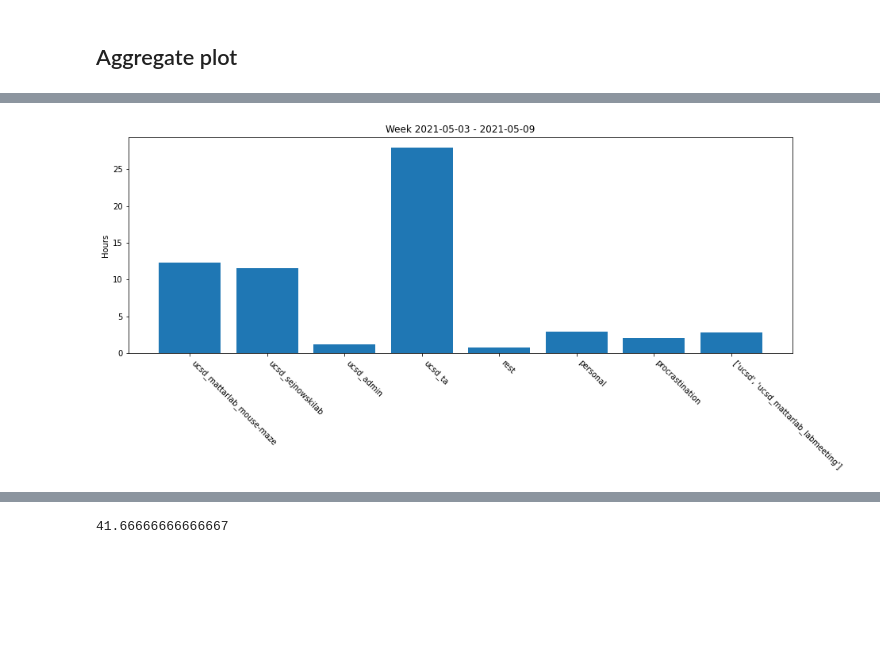
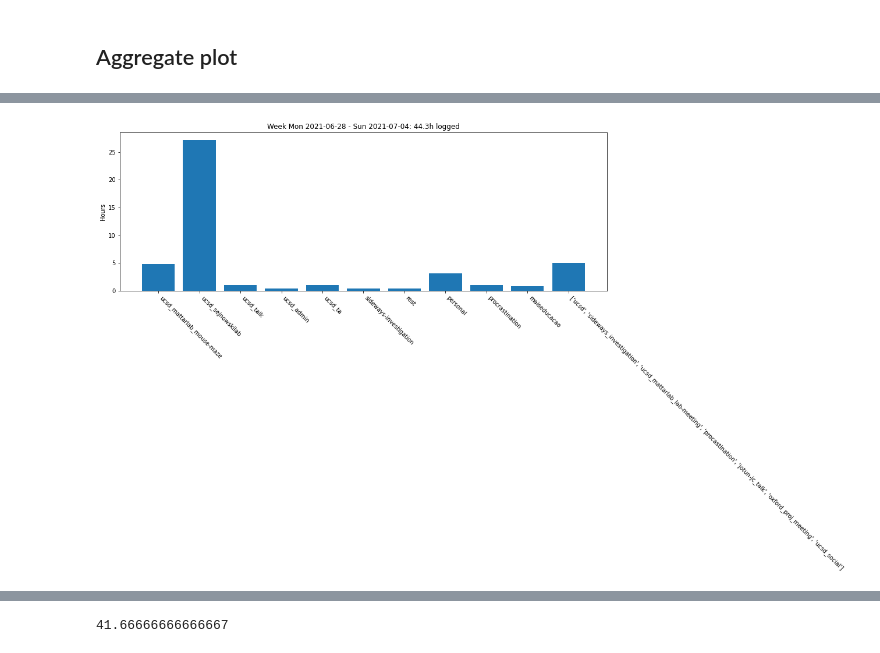
Before and after one commit to homerobse/work-journal, a Jupyter notebook: tags-join.ipynb, the cells around one changed output, grey strips where cells are left out. Cells and saved outputs as stored; diff of their text form; code cells hidden in the pictures; blank space fills up the shorter version.

Commit message:
Add plotting functions for worked hours in the week and their aggregation

```diff
--- a/tags-join.ipynb
+++ b/tags-join.ipynb
@@ -126,8 +126,8 @@ def plot_wk_all_activities(atts, durs_in_h, str_monday, str_sunday):
     return plt.gcf(), plt.gca()
 
 
-# target_day = datetime.date.today()
-target_day = datetime.date(2021,5,9)
+target_day = datetime.date.today()
+# target_day = datetime.date(2021,6,8)
 str_wk_range = [str(day) for day in get_week_range(target_day)]
 atts, durs_in_h = get_attributions_and_durations_from_range(str_wk_range)
 
@@ -161,53 +161,59 @@ len(atts), atts, durs_in_h
 # %%
 import re
 
-TAGS = ["ucsd_proj", "ucsd_mattarlab_mouse-maze", "ucsd_sejnowskilab",  # research
+TAGS = ["ucsd_mattarlab_mouse-maze", "ucsd_sejnowskilab", "ucsd_mattarlab_proj", "ucsd_proj", # research
           "ucsd_class", "ucsd_course", "ucsd_book-club", "ucsd_yu-jc", "ucsd_talk",  # courses
           "ucsd_admin", "ucsd_email", "ucsd_ta", "ucsd_tech",  # bureaucracy
           "sideways-investigation",
           "rest", "personal", "procrastination", "maiseducacao"]  # non-productive
 
-tag_durs = []
-for tag in TAGS:
-#     print(tag)
-    match_indices = []
-    for i_att, att in enumerate(atts):  # TODO: rename atts to atts_in_date_range
-        match_indices.append(i_att) if re.search(tag, att) else None
-    match_indices = array(match_indices)
-#     print(match_indices)
+#TODO: create a structure that accounts for the different types of work
 
-    if len(match_indices)>0:
-        tag_durs.append(sum(durs_in_h[match_indices]))  # sum all attribution durations of attributions matching current tag
-    else:
-        tag_durs.append(0)
+def aggregate_att_hours_and_plot(tags, atts, durs_in_h):
+    tag_durs = []
+    for tag in tags:  # for each tag match with attributions and sum durations
+    #     print(tag)
+        match_indices = []
+        for i_att, att in enumerate(atts):  # TODO: rename atts to atts_in_date_range
+            match_indices.append(i_att) if re.search(tag, att) else None
+        match_indices = array(match_indices)
+    #     print(match_indices)
 
-# others
-others = []
-others_durs = []
-for i_att, att in enumerate(atts):
-    no_matching_tag = True
-    for tag in TAGS:  # check if there is a tag that matches the current attribution
-        if re.search(tag, att):
-            no_matching_tag = False
-    if no_matching_tag:
-        others.append(att)
-        others_durs.append(durs_in_h[i_att])
+        if len(match_indices)>0:
+            tag_durs.append(sum(durs_in_h[match_indices]))  # sum all attribution durations of attributions matching current tag
+        else:
+            tag_durs.append(0)
 
-# print(others)
-# print(others_durs)
+    # others
+    others = []
+    others_durs = []
+    for i_att, att in enumerate(atts):  # sum durations for all other tags
+        no_matching_tag = True
+        for tag in tags:  # check if there is a tag that matches the current attribution
+            if re.search(tag, att):
+                no_matching_tag = False
+        if no_matching_tag:
+            others.append(att)
+            others_durs.append(durs_in_h[i_att])
 
-#  remove bars of items with zero hours
-non_zero_idxs = where(array(tag_durs)!=0)
-non_zero_tags = array(TAGS)[non_zero_idxs]
-non_zero_durs = array(tag_durs)[non_zero_idxs]
+    # print(others)
+    # print(others_durs)
 
-# match_indices#, tag_durs
-plt.figure(figsize=(15,5))
-plt.bar(range(len(non_zero_tags)+1), list(non_zero_durs)+[sum(others_durs)], tick_label=list(non_zero_tags)+[str(others)])
-# plt.bar(range(len(tag_durs)+1), [dur for dur in tag_durs]+[sum(others_durs)], tick_label=TAGS+[str(others)])
-plt.xticks(rotation=-45, ha="left");
-plt.ylabel("Hours")
-str_monday = str_wk_range[0]
-str_sunday = str_wk_range[-1]
-plt.title("Week %s - %s" % (str_monday, str_sunday))
+    #  remove bars of items with zero hours
+    non_zero_idxs = where(array(tag_durs)!=0)
+    non_zero_tags = array(tags)[non_zero_idxs]
+    non_zero_durs = array(tag_durs)[non_zero_idxs]
+
+    # match_indices#, tag_durs
+    plt.figure(figsize=(15,5))
+    plt.bar(range(len(non_zero_tags)+1), list(non_zero_durs)+[sum(others_durs)], tick_label=list(non_zero_tags)+[str(others)])
+    # plt.bar(range(len(tag_durs)+1), [dur for dur in tag_durs]+[sum(others_durs)], tick_label=TAGS+[str(others)])
+    plt.xticks(rotation=-45, ha="left");
+    plt.ylabel("Hours")
+    str_monday = str_wk_range[0]
+    str_sunday = str_wk_range[-1]
+    # plt.title("Week Mon %s - Sun %s" % (str_monday, str_sunday))
+    plt.title("Week Mon %s - Sun %s: %.1fh logged" % (str_monday, str_sunday, sum(durs_in_h)))
+
+aggregate_att_hours_and_plot(TAGS, atts, durs_in_h)
 # %% [output]
@@ -215 +220 @@ Text(0.5, 1.0, 'Week 2021-05-03 - 2021-05-09')
-[figure, old version]
+[figure, new version]
```
Also changed, not shown: parts of 9 cells of this notebook, 1 other file.
